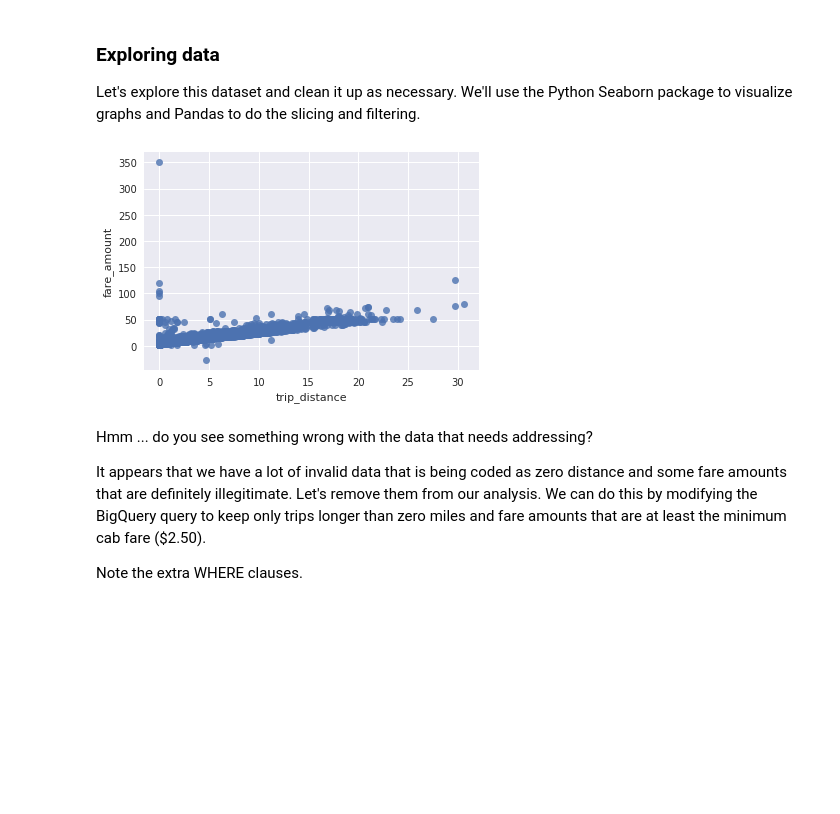
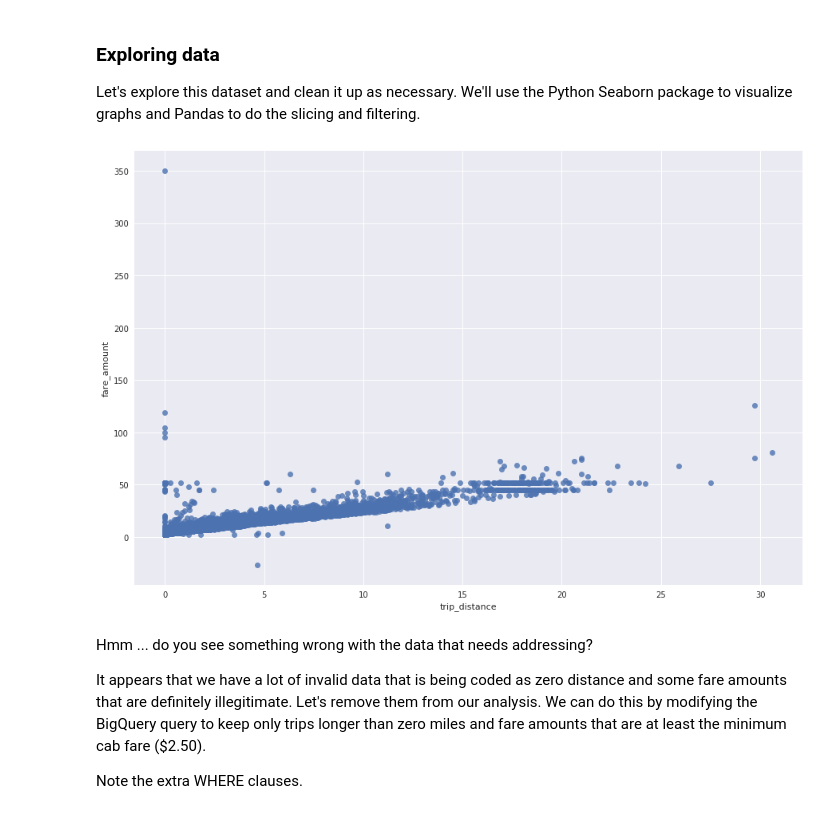
Before and after one commit to bjoernrost/ml-live, a Jupyter notebook: ml-live.ipynb, the cells around one changed output. Cells and saved outputs as stored; diff of their text form; code cells hidden in the pictures; blank space fills up the shorter version.

```diff
--- a/ml-live.ipynb
+++ b/ml-live.ipynb
@@ -77,9 +77,12 @@ trips[:10]
 
 Let's explore this dataset and clean it up as necessary. We'll use the Python Seaborn package to visualize graphs and Pandas to do the slicing and filtering.
 # %%
+import matplotlib.pyplot as plt
+fig, ax = plt.subplots()
+fig.set_size_inches(15, 10)
 ax = sns.regplot(x="trip_distance", y="fare_amount", fit_reg=False, ci=None, truncate=True, data=trips)
 # %% [output]
-[figure, old version]
+[figure, new version]
 # %% [markdown]
 Hmm ... do you see something wrong with the data that needs addressing?
 
```
Also changed, not shown: parts of 9 cells of this notebook.
